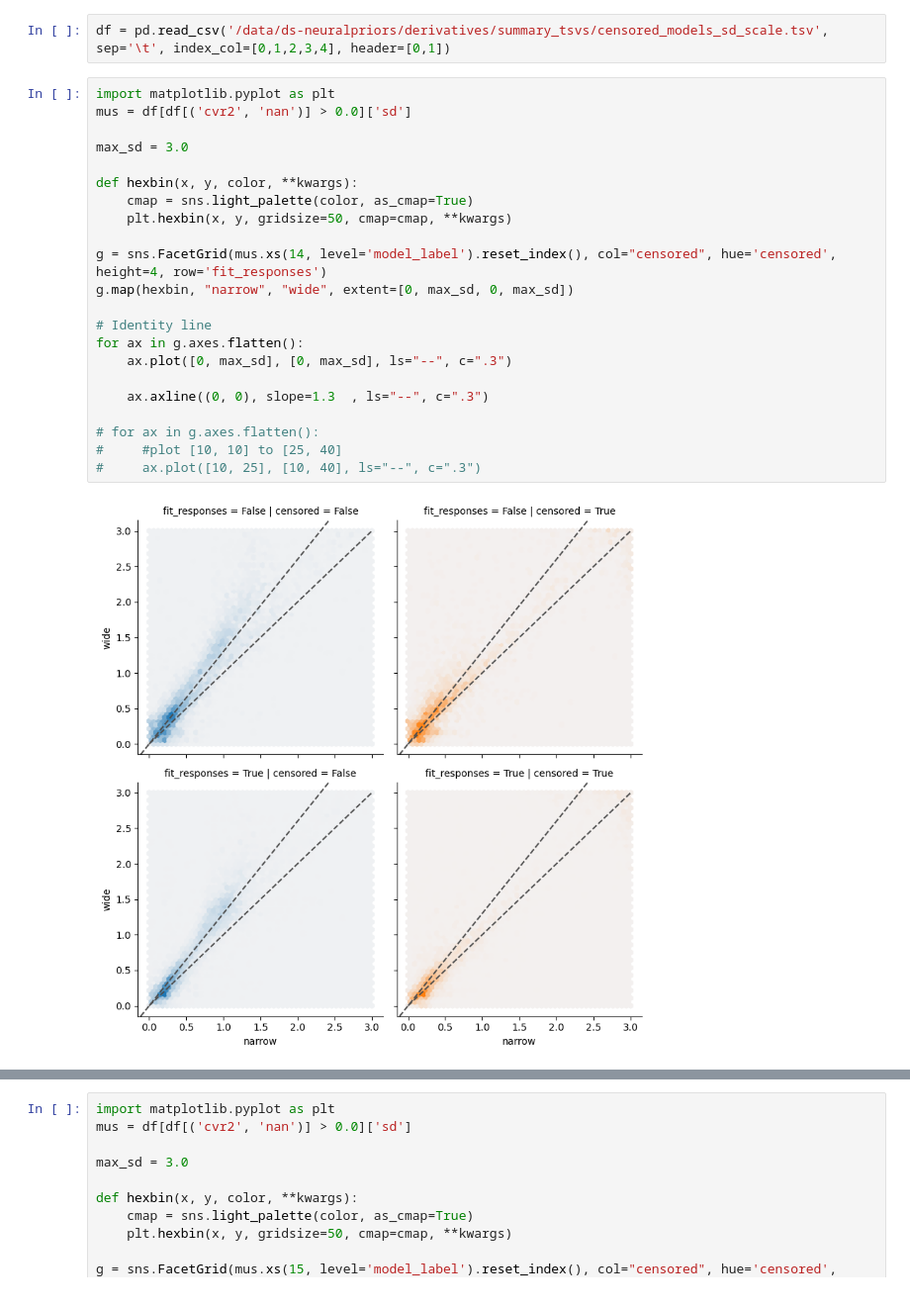
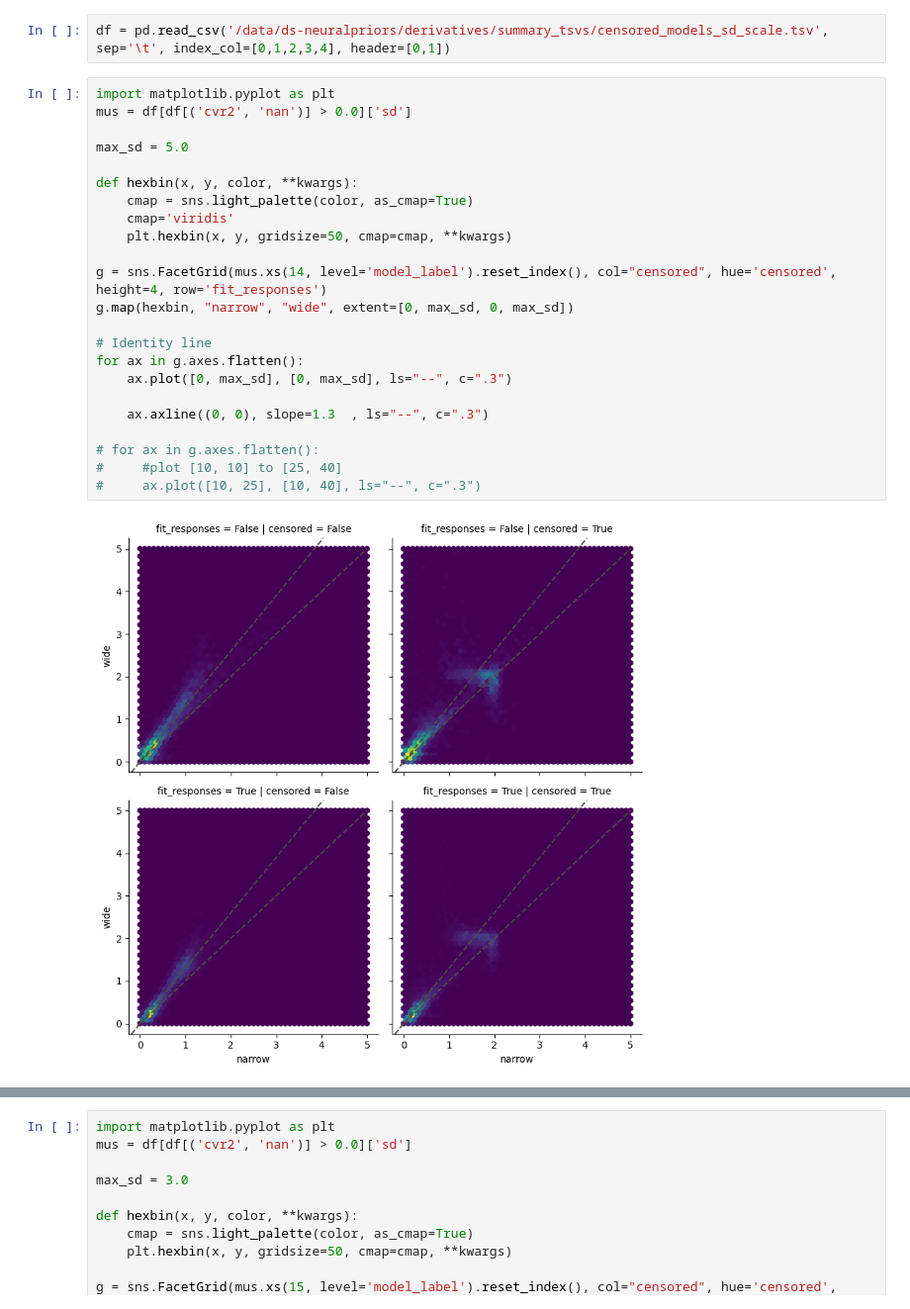
Before and after one commit to Gilles86/neural_priors, a Jupyter notebook: neural_priors/revision feb 2026/censored_fits_sd.ipynb, the cells around one changed output, grey strips where cells are left out. Shown at 99% size. Drawn from its saved outputs; the diff is of its cells as text.

```diff
--- a/neural_priors/revision feb 2026/censored_fits_sd.ipynb
+++ b/neural_priors/revision feb 2026/censored_fits_sd.ipynb
@@ -31,24 +31,25 @@ df = pd.read_csv('/data/ds-neuralpriors/derivatives/summary_tsvs/censored_models
 # %%
 import matplotlib.pyplot as plt
 mus = df[df[('cvr2', 'nan')] > 0.0]['sd']
 
-max_sd = 3.0
+max_sd = 5.0
 
 def hexbin(x, y, color, **kwargs):
     cmap = sns.light_palette(color, as_cmap=True)
+    cmap='viridis'
     plt.hexbin(x, y, gridsize=50, cmap=cmap, **kwargs)
 
 g = sns.FacetGrid(mus.xs(14, level='model_label').reset_index(), col="censored", hue='censored', height=4, row='fit_responses')
 g.map(hexbin, "narrow", "wide", extent=[0, max_sd, 0, max_sd])
 
 # Identity line
 for ax in g.axes.flatten():
     ax.plot([0, max_sd], [0, max_sd], ls="--", c=".3")
 
     ax.axline((0, 0), slope=1.3  , ls="--", c=".3")
 
 # for ax in g.axes.flatten():
 #     #plot [10, 10] to [25, 40]
 #     ax.plot([10, 25], [10, 40], ls="--", c=".3")
 # %% [output]
-[figure, old version]
+[figure, new version]
```
Also changed, not shown: parts of 7 cells of this notebook, 9 other files.
